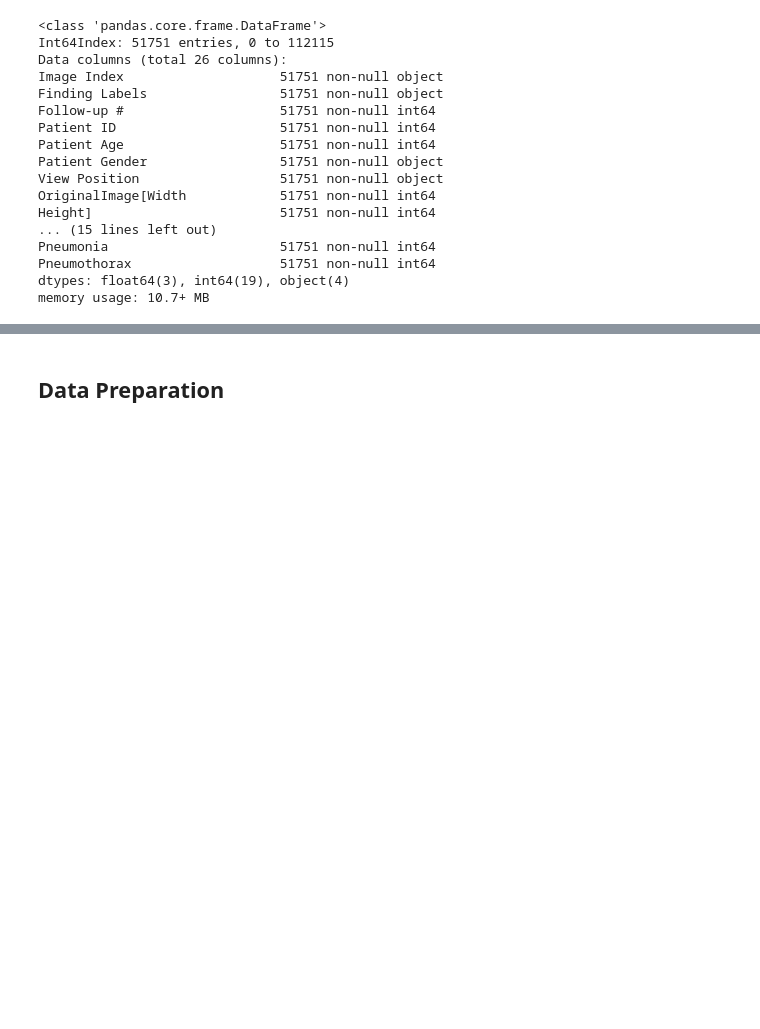
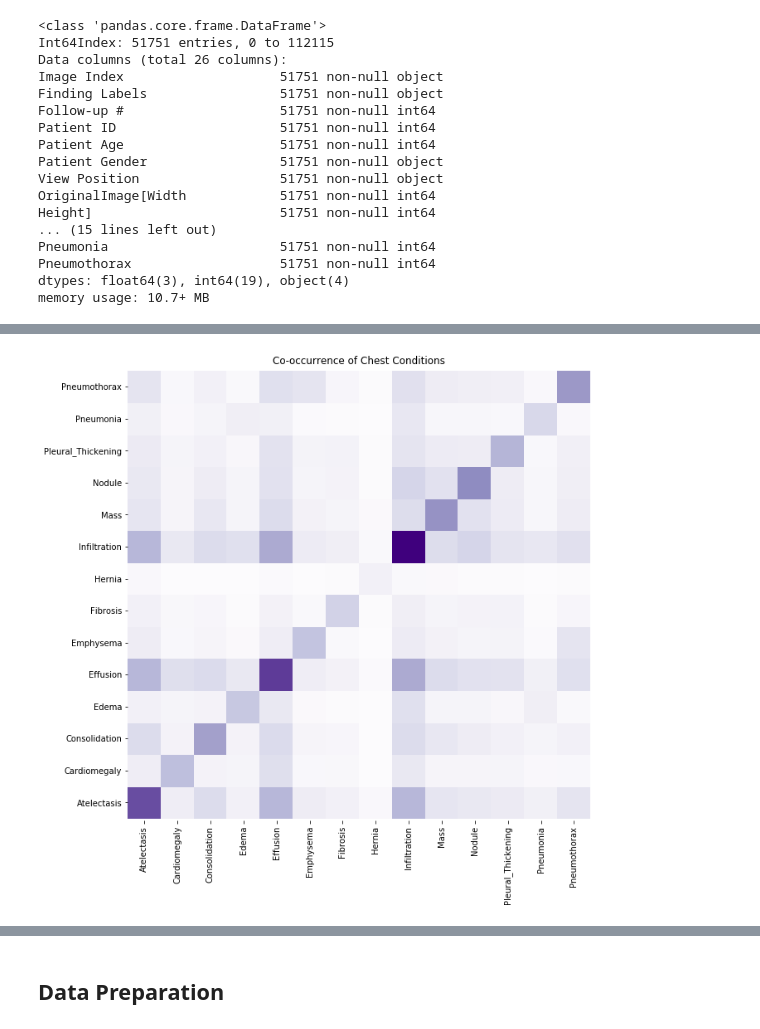
Before and after one commit to cyen270/NIH-XRays, a Jupyter notebook: Chest_Condition_Diagnosis_CNN.ipynb, the cells around one changed output, grey strips where cells are left out. Drawn from its saved outputs; the diff is of its cells as text; code cells hidden in the pictures; blank space fills up the shorter version.

```diff
--- a/Chest_Condition_Diagnosis_CNN.ipynb
+++ b/Chest_Condition_Diagnosis_CNN.ipynb
@@ -157,0 +163,4 @@ array(['Atelectasis', 'Cardiomegaly', 'Consolidation', 'Edema',
+# %%
+# Generate co-occurrence matrix of conditions
+cooccur_mat = data_labels[all_conditions].T.dot(data_labels[all_conditions])
+cooccur_mat
@@ -157,0 +183,9 @@ array(['Atelectasis', 'Cardiomegaly', 'Consolidation', 'Edema',
+# %%
+# Plot co-occurrence matrix
+plt.subplots(1, 1, figsize=(10,10))
+sb.heatmap(cooccur_mat.applymap(math.sqrt), cmap='Purples', cbar=False)
+plt.title('Co-occurrence of Chest Conditions')
+plt.ylim(-0.05, len(all_conditions)+0.05)
+plt.show()
+# %% [output]
+[figure, added]
```
Also changed, not shown: parts of 6 cells of this notebook, 6 other files.
